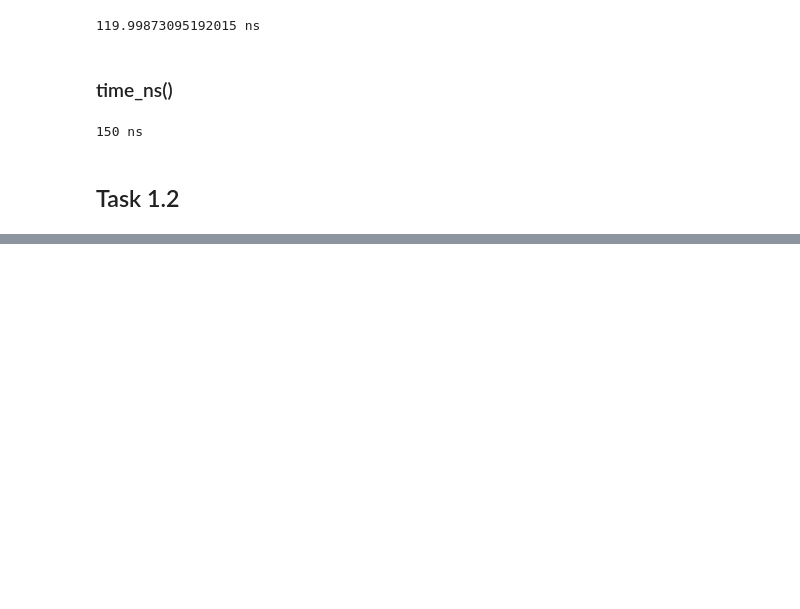
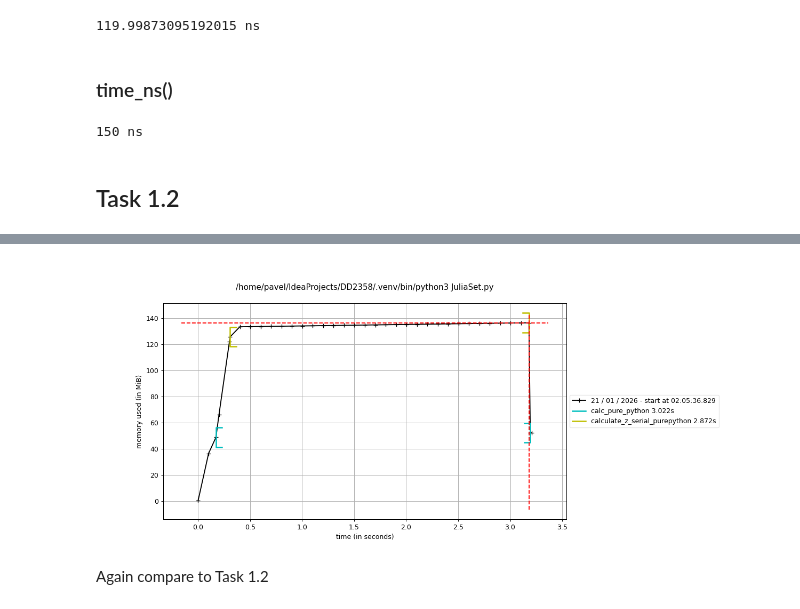
Before and after one commit to Zhermit09/DD2358, a Jupyter notebook: Ass1/Ex1.ipynb, the cells around one changed output, grey strips where cells are left out. Cells and saved outputs as stored; diff of their text form; code cells hidden in the pictures; blank space fills up the shorter version.

Commit message:
task 1 ish done

```diff
--- a/Ass1/Ex1.ipynb
+++ b/Ass1/Ex1.ipynb
@@ -103,0 +225,7 @@ JuliaSet.calc_pure_python(desired_width=1000, max_iterations=300)
+# %%
+from IPython.display import Image
+Image("memory_plot.png")
+# %% [output]
+[figure, added]
+# %% [markdown]
+Again compare to Task 1.2
```
Also changed, not shown: parts of 14 cells of this notebook, 6 other files.
